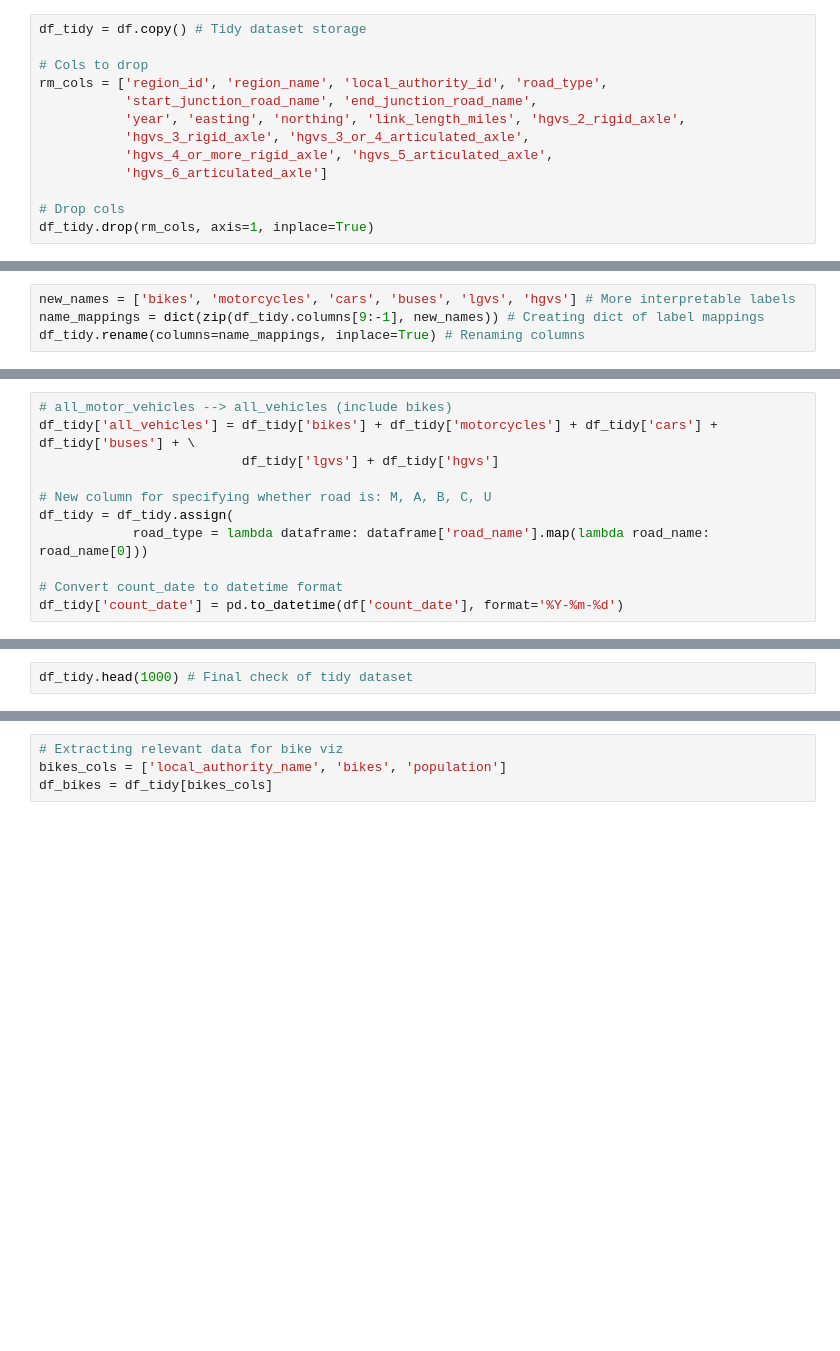
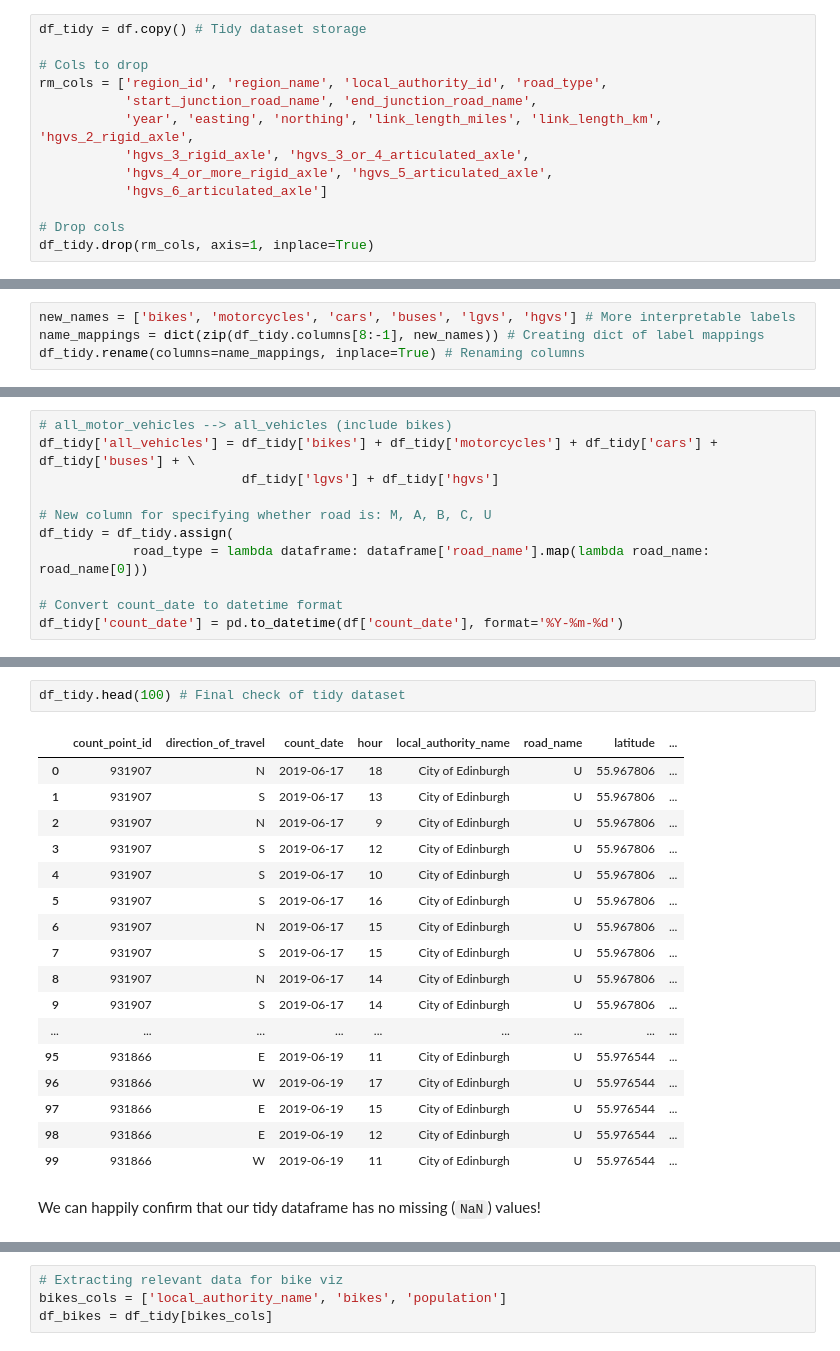
Before and after one commit to c-abbott/scottish-transport-analysis, a Jupyter notebook: project-2-report.ipynb, the cells around one changed output, grey strips where cells are left out. Cells and saved outputs as stored; diff of their text form; blank space fills up the shorter version.

```diff
--- a/project-2-report.ipynb
+++ b/project-2-report.ipynb
@@ -45,7 +82,7 @@ df_tidy = df.copy() # Tidy dataset storage
 # Cols to drop
 rm_cols = ['region_id', 'region_name', 'local_authority_id', 'road_type',
            'start_junction_road_name', 'end_junction_road_name',
-           'year', 'easting', 'northing', 'link_length_miles', 'hgvs_2_rigid_axle',
+           'year', 'easting', 'northing', 'link_length_miles', 'link_length_km', 'hgvs_2_rigid_axle',
            'hgvs_3_rigid_axle', 'hgvs_3_or_4_articulated_axle',
            'hgvs_4_or_more_rigid_axle', 'hgvs_5_articulated_axle',
            'hgvs_6_articulated_axle']
@@ -57,4 +96,4 @@ df_tidy.drop(rm_cols, axis=1, inplace=True)
 # %%
 new_names = ['bikes', 'motorcycles', 'cars', 'buses', 'lgvs', 'hgvs'] # More interpretable labels
-name_mappings = dict(zip(df_tidy.columns[9:-1], new_names)) # Creating dict of label mappings
+name_mappings = dict(zip(df_tidy.columns[8:-1], new_names)) # Creating dict of label mappings
 df_tidy.rename(columns=name_mappings, inplace=True) # Renaming columns
@@ -94,4 +149,24 @@ df_tidy.local_authority_name = df_tidy.local_authority_name.str.replace('&', 'an
 df_tidy = pd.merge(df_tidy, pop_df, on='local_authority_name', how='outer')
 # %%
-df_tidy.head(1000) # Final check of tidy dataset
+df_tidy.head(100) # Final check of tidy dataset
+# %% [output]
+|  | count_point_id | direction_of_travel | count_date | hour | local_authority_name | road_name | latitude | ... |
+| 0 | 931907 | N | 2019-06-17 | 18 | City of Edinburgh | U | 55.967806 | ... |
+| 1 | 931907 | S | 2019-06-17 | 13 | City of Edinburgh | U | 55.967806 | ... |
+| 2 | 931907 | N | 2019-06-17 | 9 | City of Edinburgh | U | 55.967806 | ... |
+| 3 | 931907 | S | 2019-06-17 | 12 | City of Edinburgh | U | 55.967806 | ... |
+| 4 | 931907 | S | 2019-06-17 | 10 | City of Edinburgh | U | 55.967806 | ... |
+| 5 | 931907 | S | 2019-06-17 | 16 | City of Edinburgh | U | 55.967806 | ... |
+| 6 | 931907 | N | 2019-06-17 | 15 | City of Edinburgh | U | 55.967806 | ... |
+| 7 | 931907 | S | 2019-06-17 | 15 | City of Edinburgh | U | 55.967806 | ... |
+| 8 | 931907 | N | 2019-06-17 | 14 | City of Edinburgh | U | 55.967806 | ... |
+| 9 | 931907 | S | 2019-06-17 | 14 | City of Edinburgh | U | 55.967806 | ... |
+| ... | ... | ... | ... | ... | ... | ... | ... | ... |
+| 95 | 931866 | E | 2019-06-19 | 11 | City of Edinburgh | U | 55.976544 | ... |
+| 96 | 931866 | W | 2019-06-19 | 17 | City of Edinburgh | U | 55.976544 | ... |
+| 97 | 931866 | E | 2019-06-19 | 15 | City of Edinburgh | U | 55.976544 | ... |
+| 98 | 931866 | E | 2019-06-19 | 12 | City of Edinburgh | U | 55.976544 | ... |
+| 99 | 931866 | W | 2019-06-19 | 11 | City of Edinburgh | U | 55.976544 | ... |
+# %% [markdown]
+We can happily confirm that our tidy dataframe has no missing (`NaN`) values!
 # %% [markdown]
```
Also changed, not shown: parts of 29 cells of this notebook.
